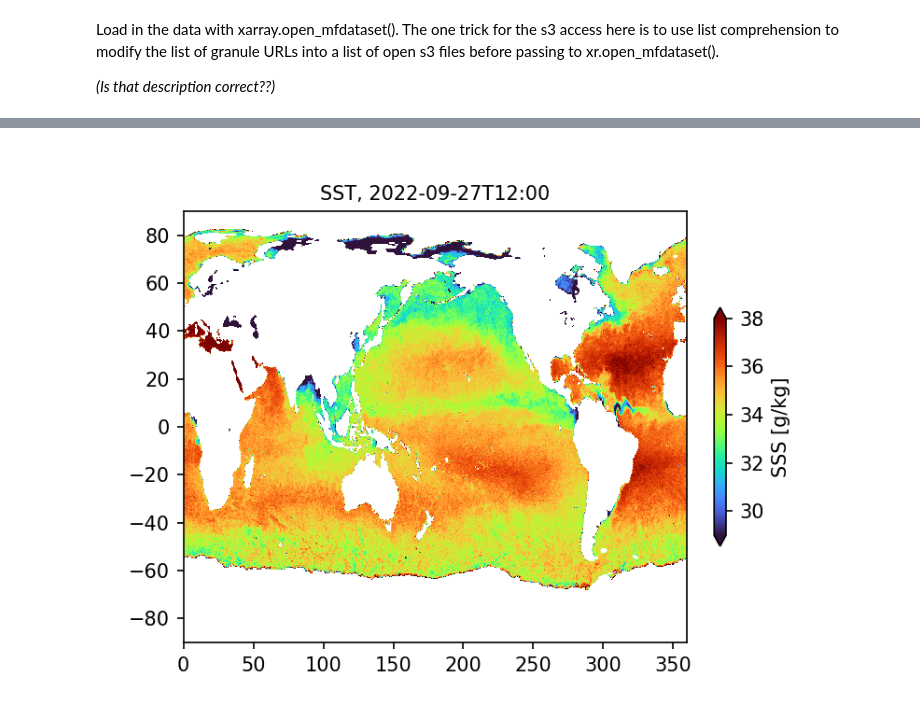
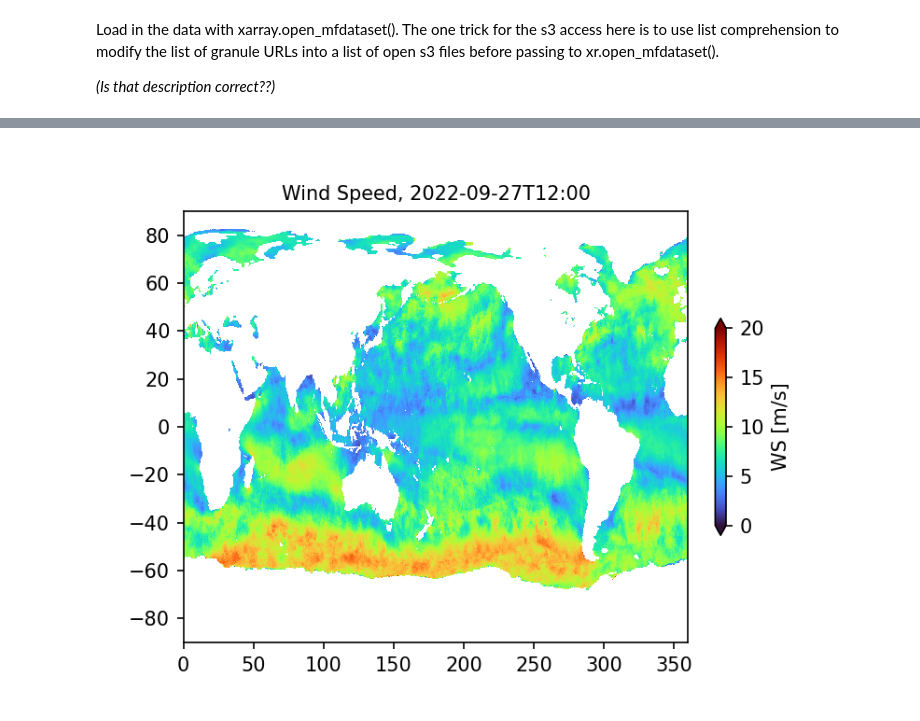
Before and after one commit to jtomfarrar/AWS_EC2_computing_2023, a Jupyter notebook: notebooks/SMAP.ipynb, the cells around one changed output, grey strips where cells are left out. Drawn from its saved outputs; the diff is of its cells as text; code cells hidden in the pictures.

```diff
--- a/notebooks/SMAP.ipynb
+++ b/notebooks/SMAP.ipynb
@@ -313,12 +313,12 @@ day_str = np.datetime_as_string(ds2.time,unit='m')
 # %%
 fig = plt.figure()
 ax = plt.gca()
 plt.set_cmap(cmap=plt.get_cmap('turbo'))
-ax.set_title('SST, ' + day_str, size = 10.)
-V=np.array([29,38])#np.array([25.5,26.5])+-3.75
-cs = plt.pcolormesh(ds2.lon,ds2.lat,ds2.sss_smap_40km.squeeze(),vmin=V[0],vmax=V[1])
+ax.set_title('Wind Speed, ' + day_str, size = 10.)
+V=np.array([0,20])#np.array([25.5,26.5])+-3.75
+cs = plt.pcolormesh(ds2.lon,ds2.lat,ds2.winspd.squeeze(),vmin=V[0],vmax=V[1])
 #plot_criterion_box(ax,color='k')
-cb = plt.colorbar(cs,fraction = 0.022,extend='both')  # adds a colorbar
-cb.set_label('SSS [g/kg]',fontsize = 10)  # adds a label to colorbar
+cb = plt.colorbar(cs,fraction = 0.02,extend='both')  # adds a colorbar
+cb.set_label('WS [m/s]',fontsize = 10)  # adds a label to colorbar
 # %% [output]
-[figure, old version]
+[figure, new version]
```
Also changed, not shown: parts of 2 cells of this notebook.
